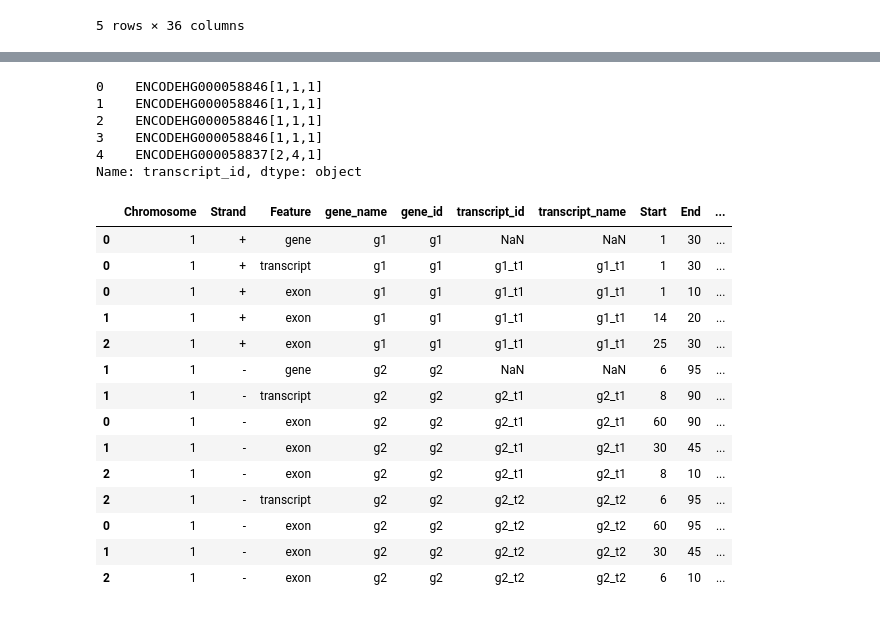
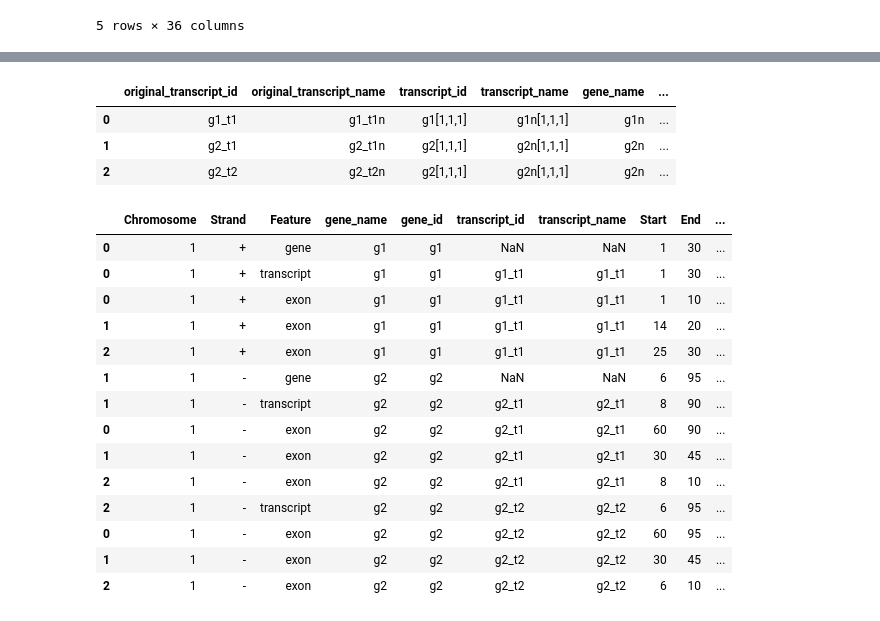
Before and after one commit to mortazavilab/cerberus, a Jupyter notebook: 220412_dev.ipynb, the cells around one changed output, grey strips where cells are left out. Cells and saved outputs as stored; diff of their text form; code cells hidden in the pictures.

```diff
--- a/220412_dev.ipynb
+++ b/220412_dev.ipynb
@@ -175,12 +699,3 @@ Name: original_transcript_id, dtype: object
-# %%
-test.transcript_id.head()
-# %% [output]
-0    ENCODEHG000058846[1,1,1]
-1    ENCODEHG000058846[1,1,1]
-2    ENCODEHG000058846[1,1,1]
-3    ENCODEHG000058846[1,1,1]
-4    ENCODEHG000058837[2,4,1]
-Name: transcript_id, dtype: object
 # %%
 # tests for map_gtf_ids
 # - transcript that does not have duplicate
@@ -328,18 +836,25 @@ df = make_test_gtf(ts)
 # %%
-df
+m_df
 # %% [output]
-|  | Chromosome | Strand | Feature | gene_name | gene_id | transcript_id | transcript_name | Start | End | ... |
-| 0 | 1 | + | gene | g1 | g1 | NaN | NaN | 1 | 30 | ... |
-| 0 | 1 | + | transcript | g1 | g1 | g1_t1 | g1_t1 | 1 | 30 | ... |
-| 0 | 1 | + | exon | g1 | g1 | g1_t1 | g1_t1 | 1 | 10 | ... |
-| 1 | 1 | + | exon | g1 | g1 | g1_t1 | g1_t1 | 14 | 20 | ... |
-| 2 | 1 | + | exon | g1 | g1 | g1_t1 | g1_t1 | 25 | 30 | ... |
-| 1 | 1 | - | gene | g2 | g2 | NaN | NaN | 6 | 95 | ... |
-| 1 | 1 | - | transcript | g2 | g2 | g2_t1 | g2_t1 | 8 | 90 | ... |
-| 0 | 1 | - | exon | g2 | g2 | g2_t1 | g2_t1 | 60 | 90 | ... |
-| 1 | 1 | - | exon | g2 | g2 | g2_t1 | g2_t1 | 30 | 45 | ... |
-| 2 | 1 | - | exon | g2 | g2 | g2_t1 | g2_t1 | 8 | 10 | ... |
-| 2 | 1 | - | transcript | g2 | g2 | g2_t2 | g2_t2 | 6 | 95 | ... |
-| 0 | 1 | - | exon | g2 | g2 | g2_t2 | g2_t2 | 60 | 95 | ... |
-| 1 | 1 | - | exon | g2 | g2 | g2_t2 | g2_t2 | 30 | 45 | ... |
-| 2 | 1 | - | exon | g2 | g2 | g2_t2 | g2_t2 | 6 | 10 | ... |
+|  | original_transcript_id | original_transcript_name | transcript_id | transcript_name | gene_name | ... |
+| 0 | g1_t1 | g1_t1n | g1[1,1,1] | g1n[1,1,1] | g1n | ... |
+| 1 | g2_t1 | g2_t1n | g2[1,1,1] | g2n[1,1,1] | g2n | ... |
+| 2 | g2_t2 | g2_t2n | g2[1,1,1] | g2n[1,1,1] | g2n | ... |
+# %%
+test_df
+# %% [output]
+|  | Chromosome | Strand | Feature | gene_name | gene_id | transcript_id | transcript_name | Start | End | ... |
+| 0 | 1 | + | gene | g1 | g1 | NaN | NaN | 1 | 30 | ... |
+| 0 | 1 | + | transcript | g1 | g1 | g1_t1 | g1_t1 | 1 | 30 | ... |
+| 0 | 1 | + | exon | g1 | g1 | g1_t1 | g1_t1 | 1 | 10 | ... |
+| 1 | 1 | + | exon | g1 | g1 | g1_t1 | g1_t1 | 14 | 20 | ... |
+| 2 | 1 | + | exon | g1 | g1 | g1_t1 | g1_t1 | 25 | 30 | ... |
+| 1 | 1 | - | gene | g2 | g2 | NaN | NaN | 6 | 95 | ... |
+| 1 | 1 | - | transcript | g2 | g2 | g2_t1 | g2_t1 | 8 | 90 | ... |
+| 0 | 1 | - | exon | g2 | g2 | g2_t1 | g2_t1 | 60 | 90 | ... |
+| 1 | 1 | - | exon | g2 | g2 | g2_t1 | g2_t1 | 30 | 45 | ... |
+| 2 | 1 | - | exon | g2 | g2 | g2_t1 | g2_t1 | 8 | 10 | ... |
+| 2 | 1 | - | transcript | g2 | g2 | g2_t2 | g2_t2 | 6 | 95 | ... |
+| 0 | 1 | - | exon | g2 | g2 | g2_t2 | g2_t2 | 60 | 95 | ... |
+| 1 | 1 | - | exon | g2 | g2 | g2_t2 | g2_t2 | 30 | 45 | ... |
+| 2 | 1 | - | exon | g2 | g2 | g2_t2 | g2_t2 | 6 | 10 | ... |
```
Also changed, not shown: parts of 61 cells of this notebook, 1 other file.
